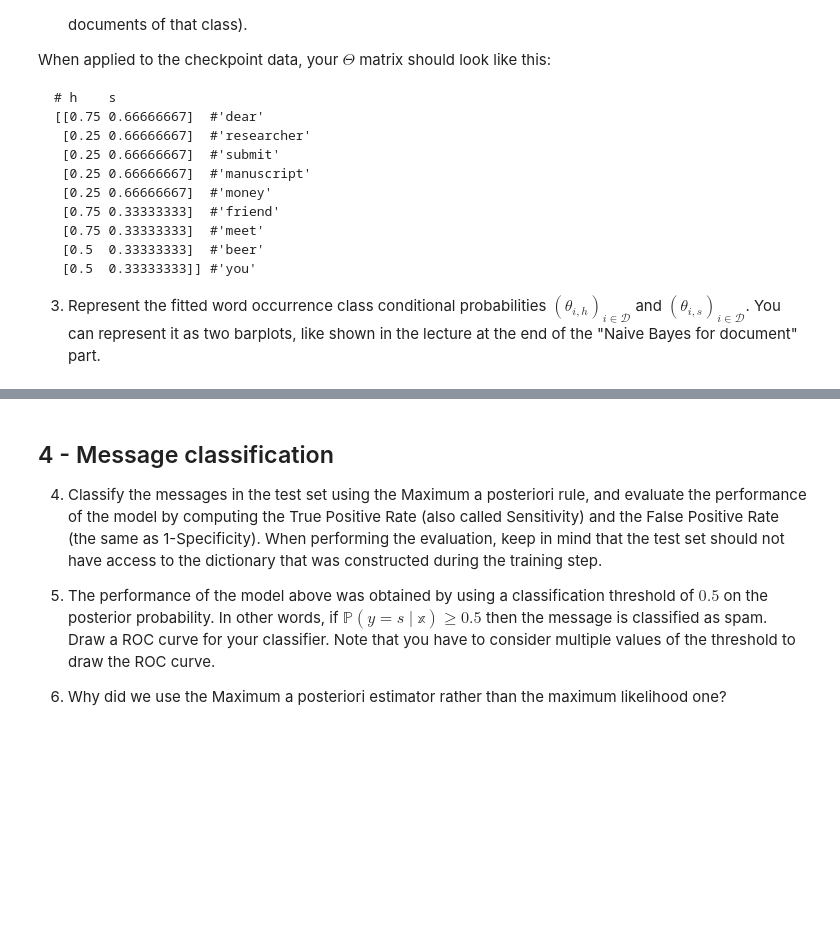
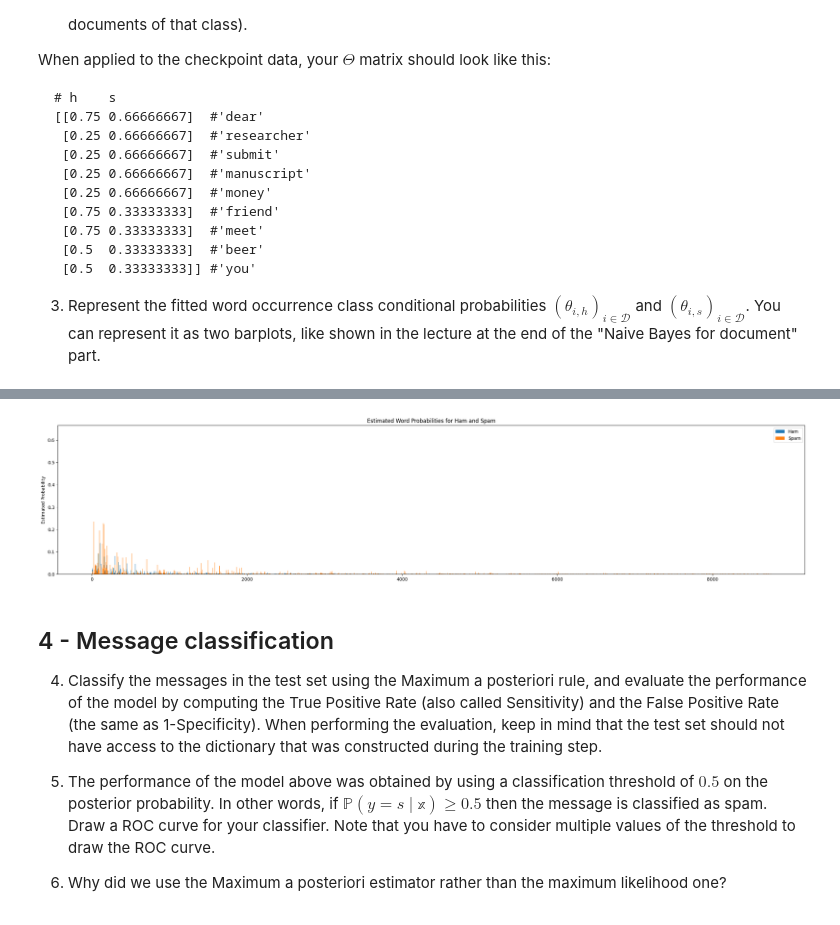
Before and after one commit to vincenteichhorn/cs-apml-assignments, a Jupyter notebook: src/01-spam-classification/Spam_project_subject_2025.ipynb, the cells around one changed output, grey strips where cells are left out. Cells and saved outputs as stored; diff of their text form; code cells hidden in the pictures; blank space fills up the shorter version.

```diff
--- a/src/01-spam-classification/Spam_project_subject_2025.ipynb
+++ b/src/01-spam-classification/Spam_project_subject_2025.ipynb
@@ -255,11 +278,33 @@ We will now estimate our model on the training set. This means estimating two ty
 # %%
 ## Your code here for class priors
 
-def estimate_proportions(data_matrix):
+def estimate_class_priors(Y):
+    """
+    calculate the class priors from the labels Y
+    """
+    n_samples = len(Y)
+    n_spam = np.sum(Y)
+    n_ham = n_samples - n_spam
+
+    p_spam = n_spam / n_samples
+    p_ham = n_ham / n_samples
+
+    return p_ham, p_spam
+
+def estimate_proportions(X_train, Y_train):
     """
     estimate the matrix theta
     """
-    #your code here
+    X_spam = X_train[Y_train == 1, :]
+    X_ham = X_train[Y_train == 0, :]
+
+    n_spam = X_spam.shape[0]
+    n_ham = X_ham.shape[0]
+
+    theta_spam = (np.sum(X_spam, axis=0)) / (n_spam)
+    theta_ham = (np.sum(X_ham, axis=0)) / (n_ham)
+    theta = np.vstack((theta_ham, theta_spam)).T
+    return theta
 
 ##
 Dico = {'dear': 0, 'researcher':1, 'money': 2, 'friend': 3 }
@@ -267,3 +312,9 @@ Dico = {'dear': 0, 'researcher':1, 'money': 2, 'friend': 3 }
 #sentence 2 dear researcher friend
 #sentence  friend money money
 datam = np.array([[1, 0, 1, 1],[1, 1, 0, 1],[0, 0, 1, 1]], dtype = int)
+
+ham_prior, spam_prior = estimate_class_priors(Y_train)
+print(ham_prior, spam_prior)
+
+theta = estimate_proportions(X_train, Y_train)
+print(theta)
@@ -270,3 +330,17 @@ datam = np.array([[1, 0, 1, 1],[1, 1, 0, 1],[0, 0, 1, 1]], dtype = int)
+# %%
+# Barplot of the learned parameters
+words = list(D.keys())
+theta_ham = theta[:,0]
+theta_spam = theta[:,1]
+plt.figure(figsize=(30,6))
+plt.bar(np.arange(len(words))-0.2, theta_ham, width=1, label='Ham', align='center')
+plt.bar(np.arange(len(words))+0.2, theta_spam, width=1, label='Spam', align='center')
+plt.ylabel('Estimated Probability')
+plt.title('Estimated Word Probabilities for Ham and Spam')
+plt.legend()
+plt.show()
+# %% [output]
+[figure, added]
 # %% [markdown]
 ## 4 - Message classification
 
```
Also changed, not shown: parts of 10 cells of this notebook, 2 other files.
